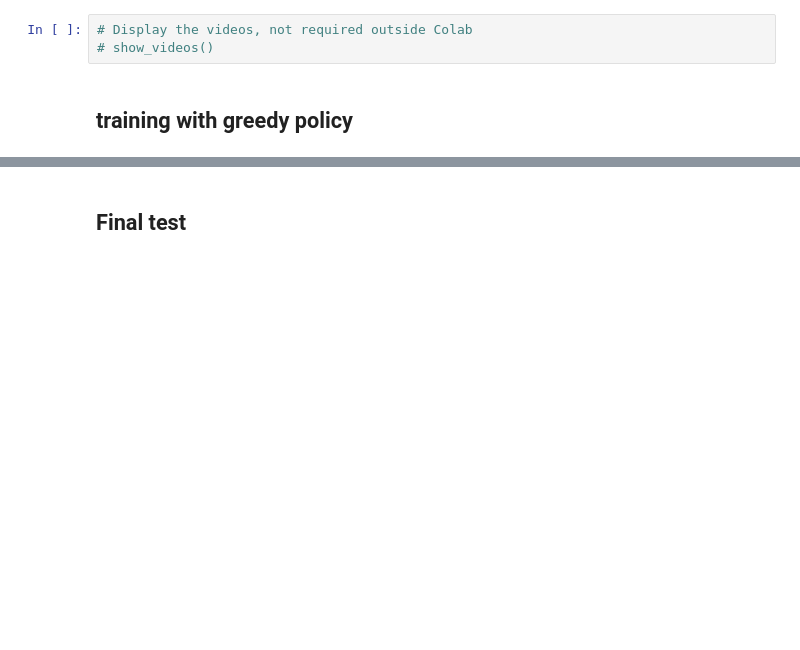
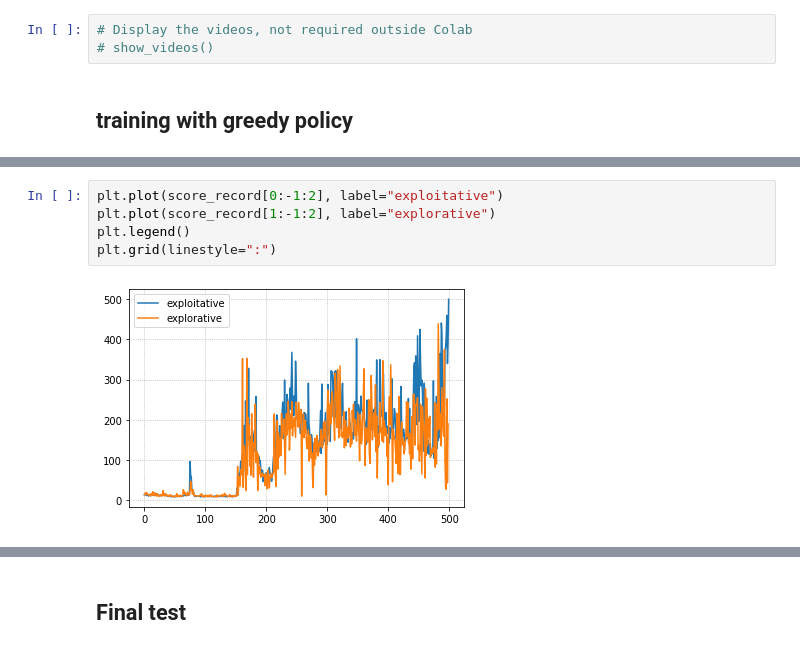
Before and after one commit to DanieleFoscarin/NNDL_hw3, a Jupyter notebook: NNDL_hw3_part2.ipynb, the cells around one changed output, grey strips where cells are left out. Saved outputs shown, nothing was run; the diff lists cells and outputs as text; blank space fills up the shorter version.

```diff
--- a/NNDL_hw3_part2.ipynb
+++ b/NNDL_hw3_part2.ipynb
@@ -795,3 +814,10 @@ plt.grid(linestyle=":")
+# %%
+plt.plot(score_record[0:-1:2], label="exploitative")
+plt.plot(score_record[1:-1:2], label="explorative")
+plt.legend()
+plt.grid(linestyle=":")
+# %% [output]
+[figure, added]
 # %%
 # Display the videos, not required outside Colab
 show_videos()
```
Also changed, not shown: parts of 6 cells of this notebook.
